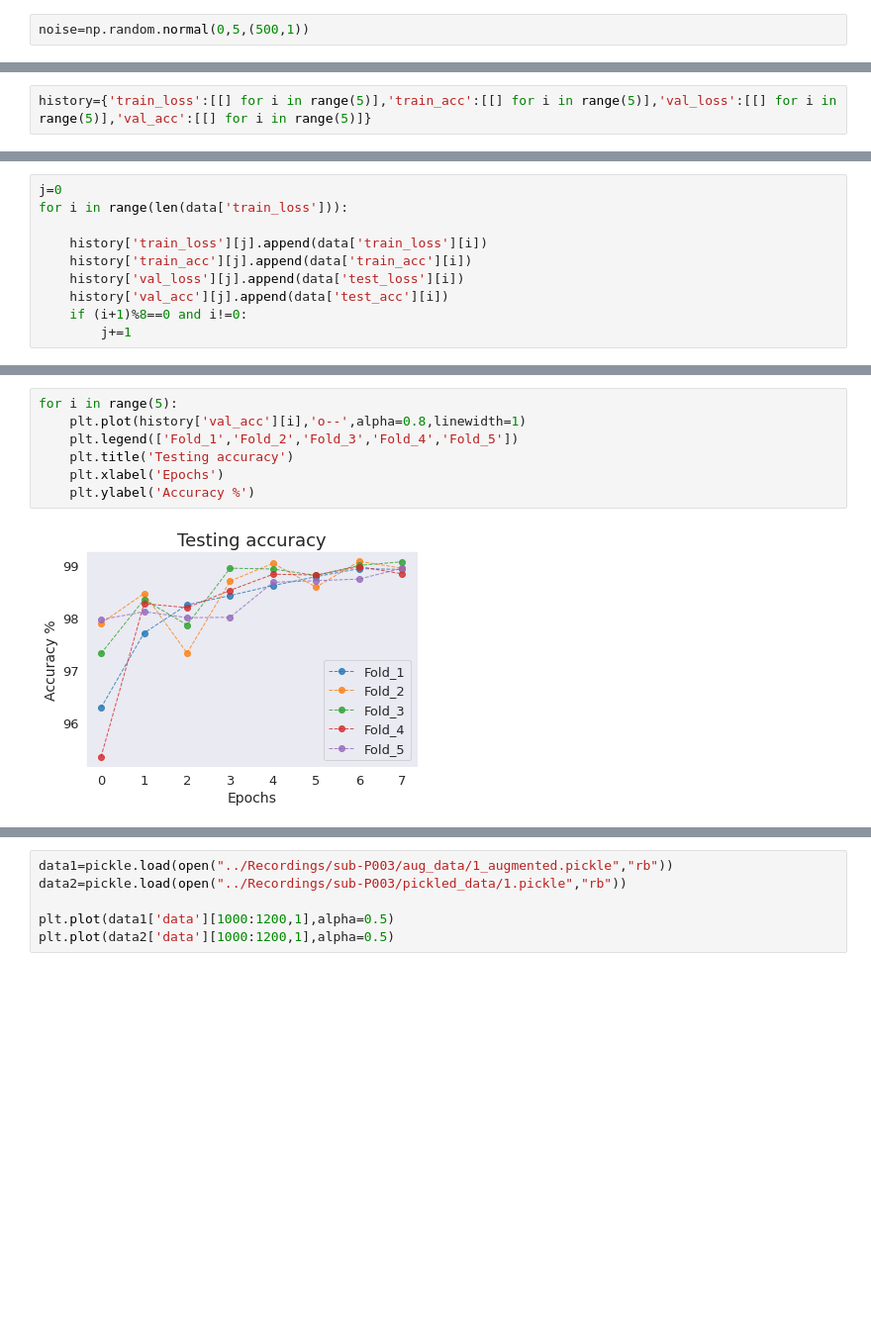
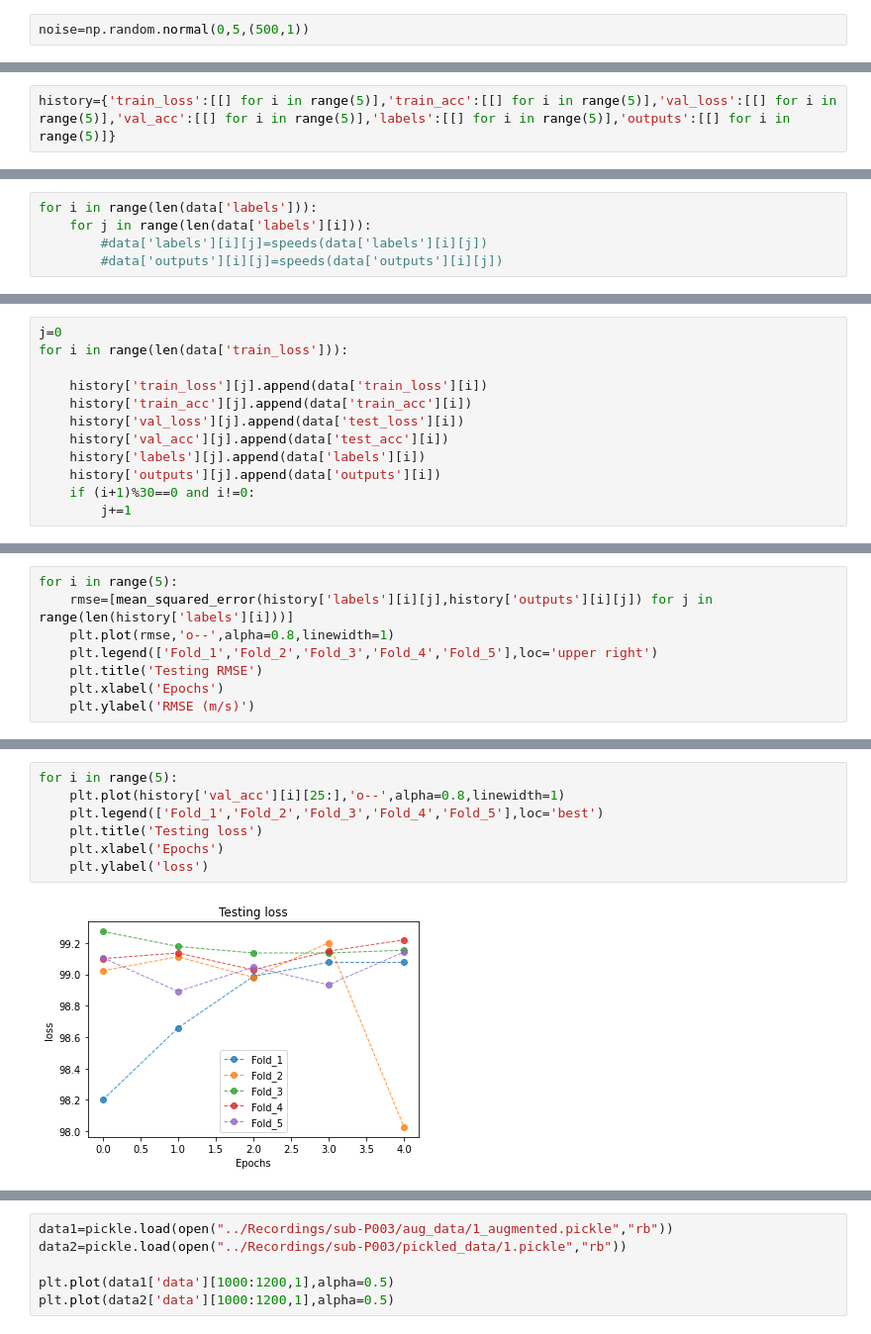
Before and after one commit to Prakyathkantharaju/Thesis_Speed_estimation, a Jupyter notebook: Processing/processing.ipynb, the cells around one changed output, grey strips where cells are left out. Shown at 99% size. Drawn from its saved outputs; the diff is of its cells as text; blank space fills up the shorter version.

```diff
--- a/Processing/processing.ipynb
+++ b/Processing/processing.ipynb
@@ -392,2 +513,2 @@ print(len(data['train_loss'])/8)
 # %%
-history={'train_loss':[[] for i in range(5)],'train_acc':[[] for i in range(5)],'val_loss':[[] for i in range(5)],'val_acc':[[] for i in range(5)]}
+history={'train_loss':[[] for i in range(5)],'train_acc':[[] for i in range(5)],'val_loss':[[] for i in range(5)],'val_acc':[[] for i in range(5)],'labels':[[] for i in range(5)],'outputs':[[] for i in range(5)]}
@@ -393,0 +528,5 @@ history={'train_loss':[[] for i in range(5)],'train_acc':[[] for i in range(5)],
+# %%
+for i in range(len(data['labels'])):
+    for j in range(len(data['labels'][i])):
+        #data['labels'][i][j]=speeds(data['labels'][i][j])
+        #data['outputs'][i][j]=speeds(data['outputs'][i][j])
@@ -403,6 +544,8 @@ for i in range(len(data['train_loss'])):
     history['train_acc'][j].append(data['train_acc'][i])
     history['val_loss'][j].append(data['test_loss'][i])
     history['val_acc'][j].append(data['test_acc'][i])
-    if (i+1)%8==0 and i!=0:
+    history['labels'][j].append(data['labels'][i])
+    history['outputs'][j].append(data['outputs'][i])
+    if (i+1)%30==0 and i!=0:
         j+=1
 # %%
@@ -411,0 +557,8 @@ print(len(history['train_loss'][4]))
+# %%
+for i in range(5):
+    rmse=[mean_squared_error(history['labels'][i][j],history['outputs'][i][j]) for j in range(len(history['labels'][i]))]
+    plt.plot(rmse,'o--',alpha=0.8,linewidth=1)
+    plt.legend(['Fold_1','Fold_2','Fold_3','Fold_4','Fold_5'],loc='upper right')
+    plt.title('Testing RMSE')
+    plt.xlabel('Epochs')
+    plt.ylabel('RMSE (m/s)')
@@ -412,10 +567,10 @@ print(len(history['train_loss'][4]))
 # %%
 for i in range(5):
-    plt.plot(history['val_acc'][i],'o--',alpha=0.8,linewidth=1)
-    plt.legend(['Fold_1','Fold_2','Fold_3','Fold_4','Fold_5'])
-    plt.title('Testing accuracy')
+    plt.plot(history['val_acc'][i][25:],'o--',alpha=0.8,linewidth=1)
+    plt.legend(['Fold_1','Fold_2','Fold_3','Fold_4','Fold_5'],loc='best')
+    plt.title('Testing loss')
     plt.xlabel('Epochs')
-    plt.ylabel('Accuracy %')
+    plt.ylabel('loss')
 # %% [output]
-[figure, old version]
+[figure, new version]
 # %%
```
Also changed, not shown: parts of 34 cells of this notebook, 35 other files.
